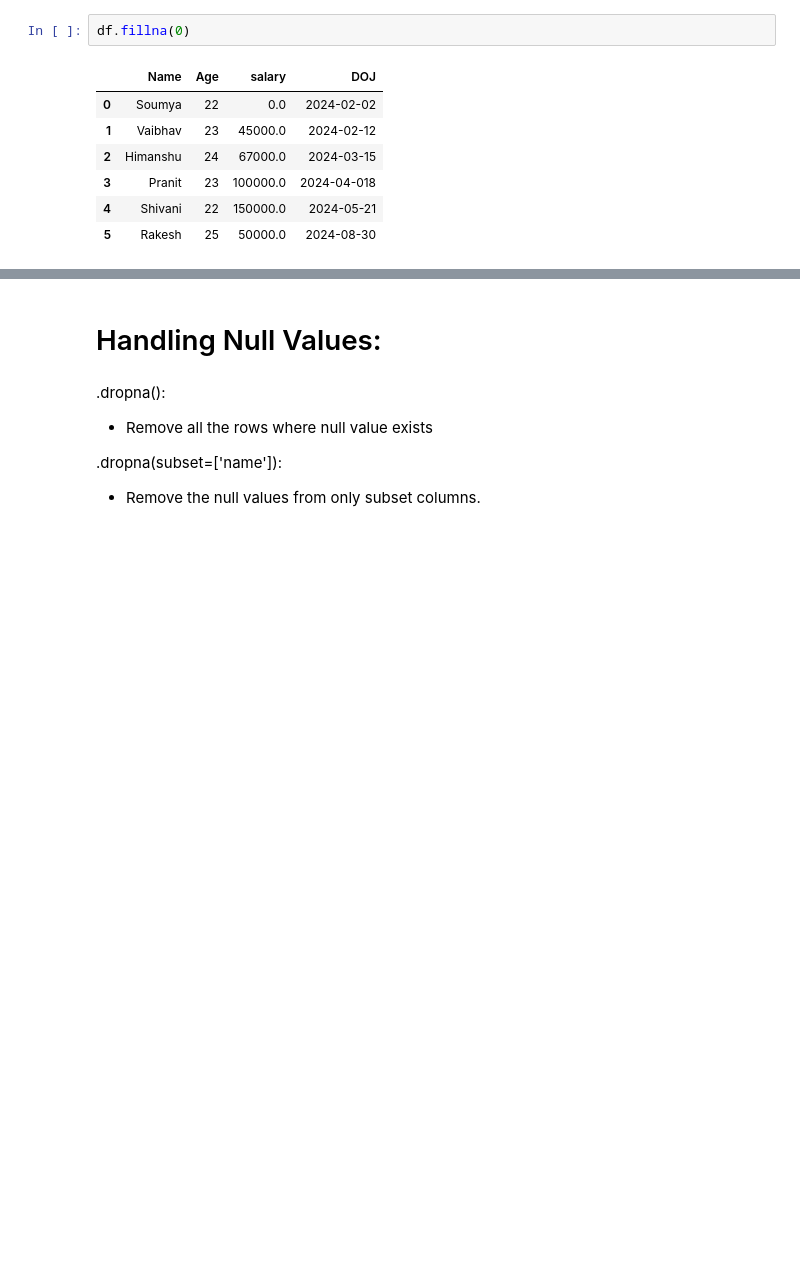
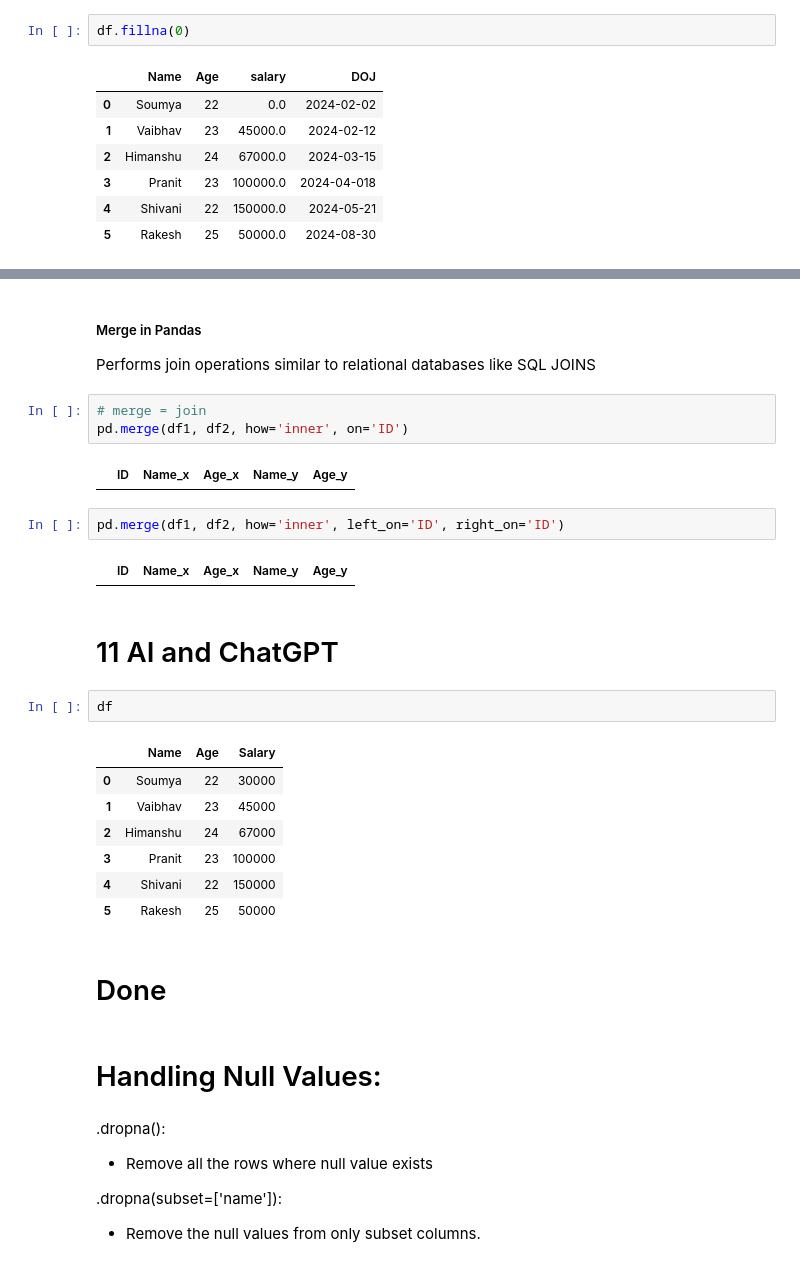
Before and after one commit to balkrushnanaik/Python-Libraries, a Jupyter notebook: Notebook/Learning_Pandas.ipynb, the cells around one changed output, grey strips where cells are left out. Cells and saved outputs as stored; diff of their text form; blank space fills up the shorter version.

Commit message:
Learning Pandas

```diff
--- a/Notebook/Learning_Pandas.ipynb
+++ b/Notebook/Learning_Pandas.ipynb
@@ -536,3 +649,29 @@ df.fillna(0)
+# %% [markdown]
+##### Merge in Pandas
+Performs join operations similar to relational databases like SQL JOINS
+# %%
+# merge = join
+pd.merge(df1, df2, how='inner', on='ID')
+# %% [output]
+|  | ID | Name_x | Age_x | Name_y | Age_y |
+# %%
+pd.merge(df1, df2, how='inner', left_on='ID', right_on='ID')
+# %% [output]
+|  | ID | Name_x | Age_x | Name_y | Age_y |
+# %% [markdown]
+# 11 AI and ChatGPT
+# %%
+df
+# %% [output]
+|  | Name | Age | Salary |
+| 0 | Soumya | 22 | 30000 |
+| 1 | Vaibhav | 23 | 45000 |
+| 2 | Himanshu | 24 | 67000 |
+| 3 | Pranit | 23 | 100000 |
+| 4 | Shivani | 22 | 150000 |
+| 5 | Rakesh | 25 | 50000 |
+# %% [markdown]
+# Done
 # %% [markdown]
 # Handling Null Values:
 # %% [markdown]
```
Also changed, not shown: parts of 17 cells of this notebook, 2 other files.
